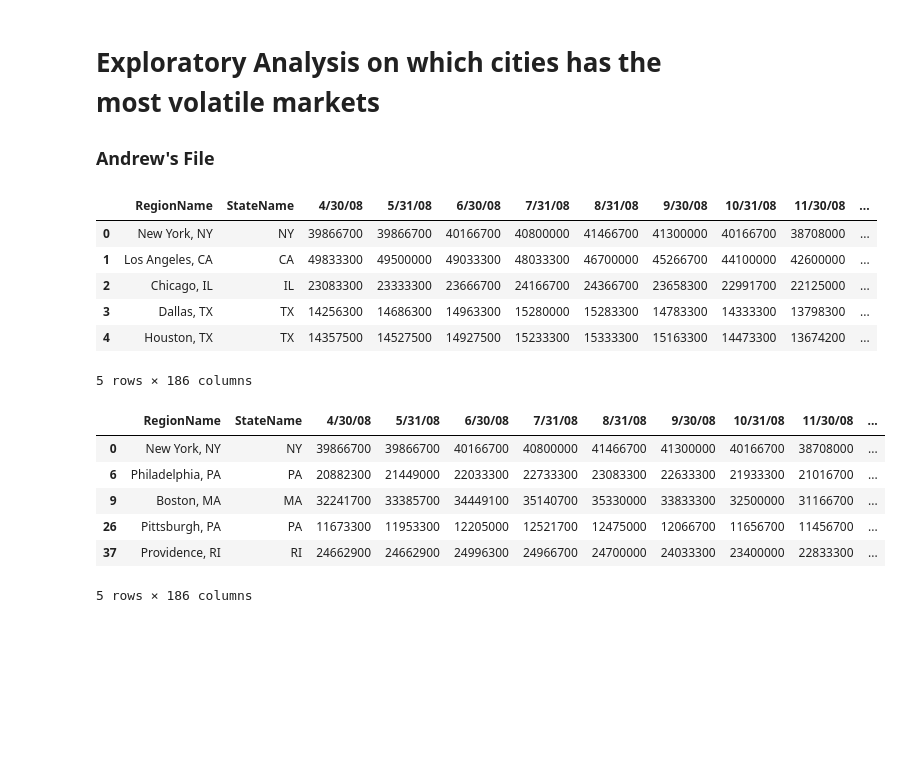
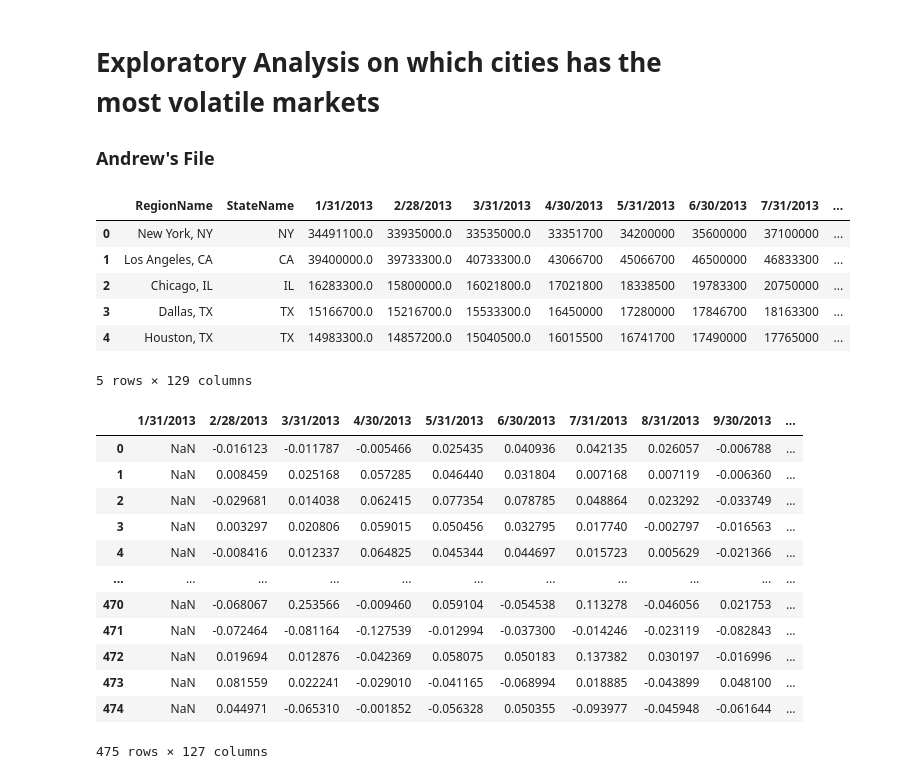
Before and after one commit to anderoos/Coolest-project-1, a Jupyter notebook: Change.ipynb, the cells around one changed output. Drawn from its saved outputs; the diff is of its cells as text; code cells hidden in the pictures; blank space fills up the shorter version.

```diff
--- a/Change.ipynb
+++ b/Change.ipynb
@@ -16,26 +16,14 @@ import project1scripts as custom
 warnings.filterwarnings('ignore')
 # %%
 # Loading cleaned dataframe
-df = pd.read_csv('clean_median_sale_price_v2_df.csv')
-
-# Data Cleaning
-# Convert values to Numeric
-# df = df.fillna(0)
-# for column in df.columns[2:]:
-#     df[column] = df[column].str.replace(",", "")
-#     df[column] = df[column].str.replace(".", "")
-#     df[column] = pd.to_numeric(df[column])
-
-# Pushed cleaned file on commit 616a2d9d01a7a68f58a90dd7b8d92b0e312a381"
-# df.to_csv('clean_median_sale_price_v2_df.csv')
-# df.info()
-
-df.head()
+df_main = pd.read_csv('clean_median_sale_price_v2_df.csv')
+df_main = df_main.iloc[:, 1:]
+df_main.head()
 # %% [output]
-|  | RegionName | StateName | 4/30/08 | 5/31/08 | 6/30/08 | 7/31/08 | 8/31/08 | 9/30/08 | 10/31/08 | 11/30/08 | ... |
-| 0 | New York, NY | NY | 39866700 | 39866700 | 40166700 | 40800000 | 41466700 | 41300000 | 40166700 | 38708000 | ... |
-| 1 | Los Angeles, CA | CA | 49833300 | 49500000 | 49033300 | 48033300 | 46700000 | 45266700 | 44100000 | 42600000 | ... |
-| 2 | Chicago, IL | IL | 23083300 | 23333300 | 23666700 | 24166700 | 24366700 | 23658300 | 22991700 | 22125000 | ... |
-| 3 | Dallas, TX | TX | 14256300 | 14686300 | 14963300 | 15280000 | 15283300 | 14783300 | 14333300 | 13798300 | ... |
-| 4 | Houston, TX | TX | 14357500 | 14527500 | 14927500 | 15233300 | 15333300 | 15163300 | 14473300 | 13674200 | ... |
+|  | RegionName | StateName | 1/31/2013 | 2/28/2013 | 3/31/2013 | 4/30/2013 | 5/31/2013 | 6/30/2013 | 7/31/2013 | ... |
+| 0 | New York, NY | NY | 34491100.0 | 33935000.0 | 33535000.0 | 33351700 | 34200000 | 35600000 | 37100000 | ... |
+| 1 | Los Angeles, CA | CA | 39400000.0 | 39733300.0 | 40733300.0 | 43066700 | 45066700 | 46500000 | 46833300 | ... |
+| 2 | Chicago, IL | IL | 16283300.0 | 15800000.0 | 16021800.0 | 17021800 | 18338500 | 19783300 | 20750000 | ... |
+| 3 | Dallas, TX | TX | 15166700.0 | 15216700.0 | 15533300.0 | 16450000 | 17280000 | 17846700 | 18163300 | ... |
+| 4 | Houston, TX | TX | 14983300.0 | 14857200.0 | 15040500.0 | 16015500 | 16741700 | 17490000 | 17765000 | ... |
-5 rows × 186 columns
+5 rows × 129 columns
@@ -42,11 +32,17 @@ df.head()
 # %%
-ne_df, se_df, mw_df, w_df, sw_df = custom.split_regions(df)
-ne_df.head()
+df_pct = df_main.iloc[:,2:].pct_change(axis=1)
+df_pct
 # %% [output]
-|  | RegionName | StateName | 4/30/08 | 5/31/08 | 6/30/08 | 7/31/08 | 8/31/08 | 9/30/08 | 10/31/08 | 11/30/08 | ... |
-| 0 | New York, NY | NY | 39866700 | 39866700 | 40166700 | 40800000 | 41466700 | 41300000 | 40166700 | 38708000 | ... |
-| 6 | Philadelphia, PA | PA | 20882300 | 21449000 | 22033300 | 22733300 | 23083300 | 22633300 | 21933300 | 21016700 | ... |
-| 9 | Boston, MA | MA | 32241700 | 33385700 | 34449100 | 35140700 | 35330000 | 33833300 | 32500000 | 31166700 | ... |
-| 26 | Pittsburgh, PA | PA | 11673300 | 11953300 | 12205000 | 12521700 | 12475000 | 12066700 | 11656700 | 11456700 | ... |
-| 37 | Providence, RI | RI | 24662900 | 24662900 | 24996300 | 24966700 | 24700000 | 24033300 | 23400000 | 22833300 | ... |
+|  | 1/31/2013 | 2/28/2013 | 3/31/2013 | 4/30/2013 | 5/31/2013 | 6/30/2013 | 7/31/2013 | 8/31/2013 | 9/30/2013 | ... |
+| 0 | NaN | -0.016123 | -0.011787 | -0.005466 | 0.025435 | 0.040936 | 0.042135 | 0.026057 | -0.006788 | ... |
+| 1 | NaN | 0.008459 | 0.025168 | 0.057285 | 0.046440 | 0.031804 | 0.007168 | 0.007119 | -0.006360 | ... |
+| 2 | NaN | -0.029681 | 0.014038 | 0.062415 | 0.077354 | 0.078785 | 0.048864 | 0.023292 | -0.033749 | ... |
+| 3 | NaN | 0.003297 | 0.020806 | 0.059015 | 0.050456 | 0.032795 | 0.017740 | -0.002797 | -0.016563 | ... |
+| 4 | NaN | -0.008416 | 0.012337 | 0.064825 | 0.045344 | 0.044697 | 0.015723 | 0.005629 | -0.021366 | ... |
+| ... | ... | ... | ... | ... | ... | ... | ... | ... | ... | ... |
+| 470 | NaN | -0.068067 | 0.253566 | -0.009460 | 0.059104 | -0.054538 | 0.113278 | -0.046056 | 0.021753 | ... |
+| 471 | NaN | -0.072464 | -0.081164 | -0.127539 | -0.012994 | -0.037300 | -0.014246 | -0.023119 | -0.082843 | ... |
+| 472 | NaN | 0.019694 | 0.012876 | -0.042369 | 0.058075 | 0.050183 | 0.137382 | 0.030197 | -0.016996 | ... |
+| 473 | NaN | 0.081559 | 0.022241 | -0.029010 | -0.041165 | -0.068994 | 0.018885 | -0.043899 | 0.048100 | ... |
+| 474 | NaN | 0.044971 | -0.065310 | -0.001852 | -0.056328 | 0.050355 | -0.093977 | -0.045948 | -0.061644 | ... |
-5 rows × 186 columns
+475 rows × 127 columns
```
Also changed, not shown: parts of 17 cells of this notebook, 3 other files.
